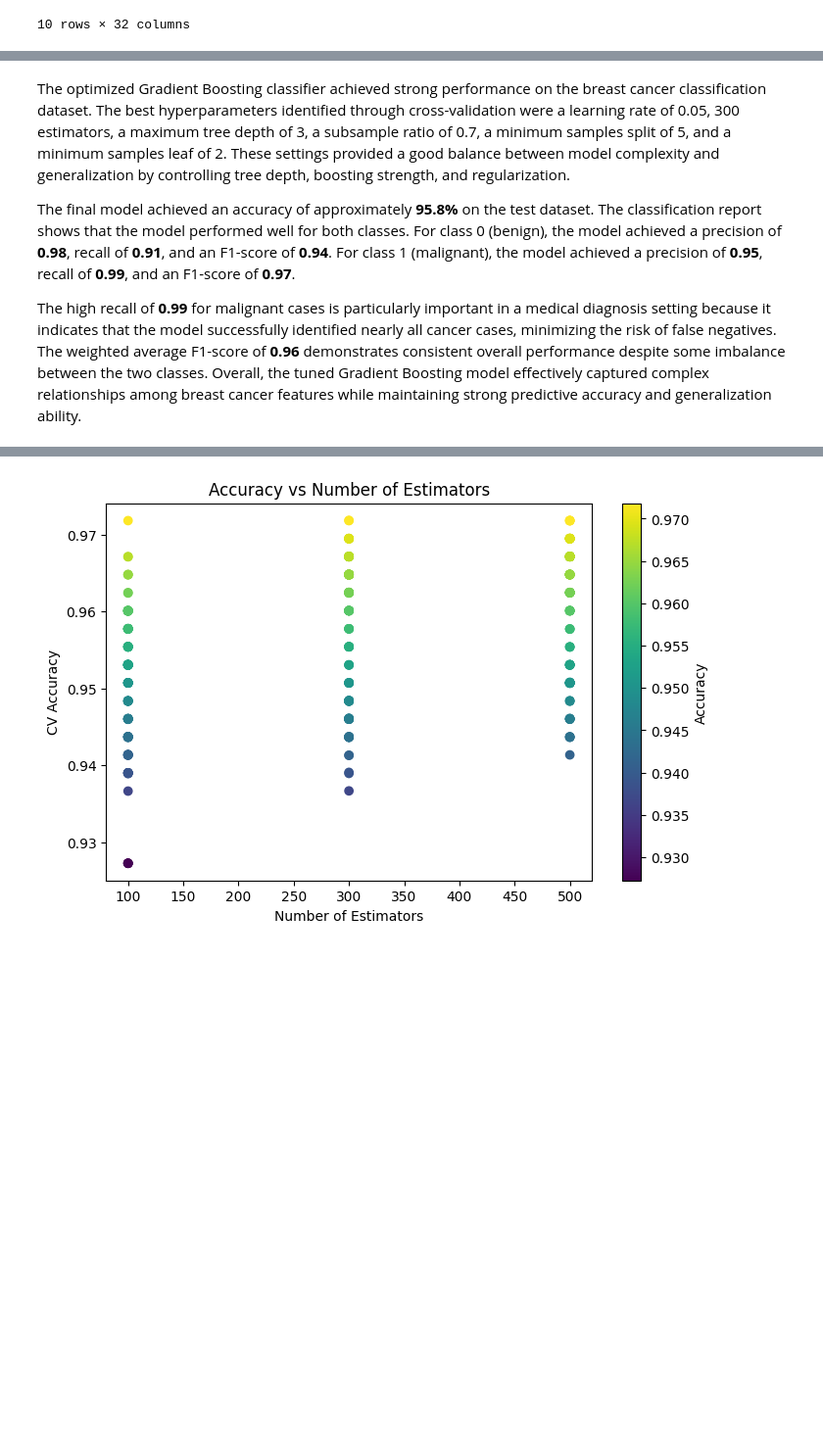
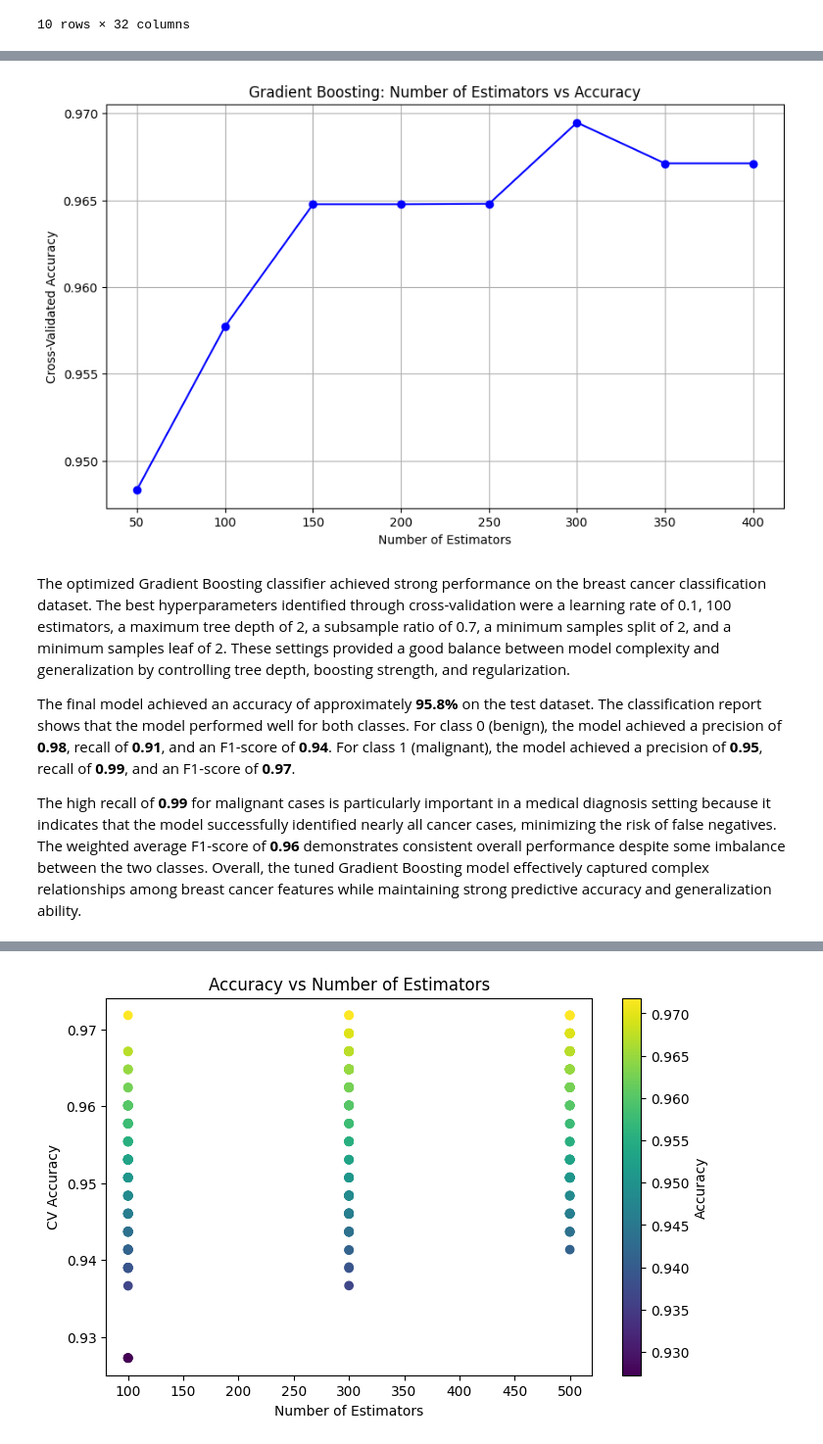
Before and after one commit to Jbaner/OMDSModC_Capstone_Project, a Jupyter notebook: OMDS_ModC_Week9_Banerjee_Jayeeta.ipynb, the cells around one changed output, grey strips where cells are left out. Shown at 98% size. Cells and saved outputs as stored; diff of their text form; code cells hidden in the pictures; blank space fills up the shorter version.

```diff
--- a/OMDS_ModC_Week9_Banerjee_Jayeeta.ipynb
+++ b/OMDS_ModC_Week9_Banerjee_Jayeeta.ipynb
@@ -104,5 +104,46 @@ weighted avg       0.96      0.96      0.96       143
+# %%
+# Range of estimators to test
+import matplotlib.pyplot as plt
+
+from sklearn.model_selection import cross_val_score
+
+# Range of estimators to test
+n_estimators_range = [50, 100, 150, 200, 250, 300, 350, 400]
+
+cv_scores = []
+
+# Evaluate Gradient Boosting for each number of estimators
+for n in n_estimators_range:
+    gb = GradientBoostingClassifier(
+        n_estimators=n,
+        learning_rate=0.1,
+        max_depth=2,
+        subsample=0.7
+    )
+
+    pipeline = Pipeline([
+        ("scaler", StandardScaler()),
+        ("model", gb)
+    ])
+
+    scores = cross_val_score(
+        pipeline, X_train, y_train, cv=5, scoring="accuracy"
+    )
+
+    cv_scores.append(scores.mean())
+
+# Plot the results
+plt.figure(figsize=(10, 6))
+plt.plot(n_estimators_range, cv_scores, marker='o', linestyle='-', color='blue')
+plt.title("Gradient Boosting: Number of Estimators vs Accuracy")
+plt.xlabel("Number of Estimators")
+plt.ylabel("Cross-Validated Accuracy")
+plt.grid(True)
+plt.show()
+# %% [output]
+[figure, added]
 # %% [markdown]
-The optimized Gradient Boosting classifier achieved strong performance on the breast cancer classification dataset. The best hyperparameters identified through cross-validation were a learning rate of 0.05, 300 estimators, a maximum tree depth of 3, a subsample ratio of 0.7, a minimum samples split of 5, and a minimum samples leaf of 2. These settings provided a good balance between model complexity and generalization by controlling tree depth, boosting strength, and regularization.
+The optimized Gradient Boosting classifier achieved strong performance on the breast cancer classification dataset. The best hyperparameters identified through cross-validation were a learning rate of 0.1, 100 estimators, a maximum tree depth of 2, a subsample ratio of 0.7, a minimum samples split of 2, and a minimum samples leaf of 2. These settings provided a good balance between model complexity and generalization by controlling tree depth, boosting strength, and regularization.
 
 The final model achieved an accuracy of approximately **95.8%** on the test dataset. The classification report shows that the model performed well for both classes. For class 0 (benign), the model achieved a precision of **0.98**, recall of **0.91**, and an F1-score of **0.94**. For class 1 (malignant), the model achieved a precision of **0.95**, recall of **0.99**, and an F1-score of **0.97**.
 
```
Also changed, not shown: parts of 2 cells of this notebook.
